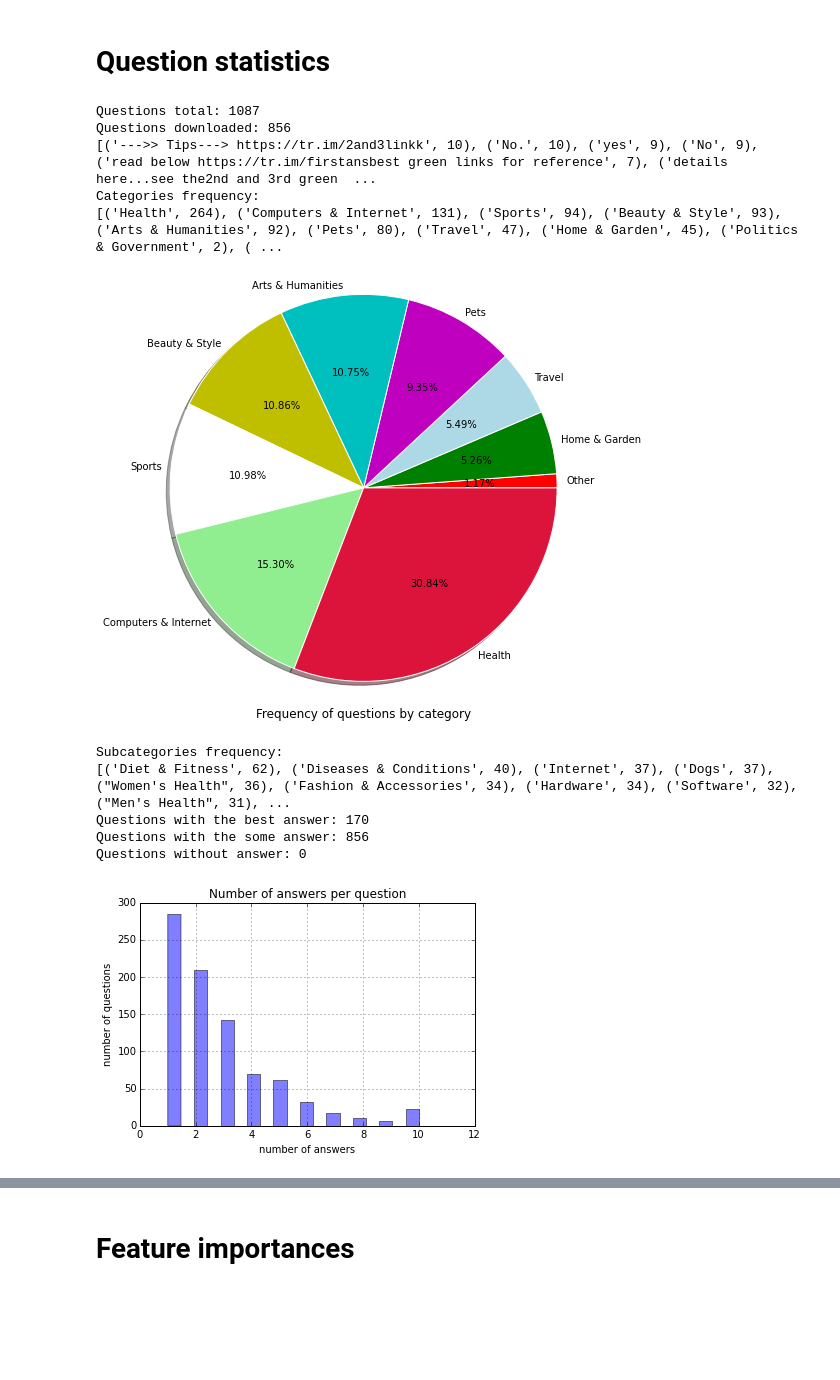
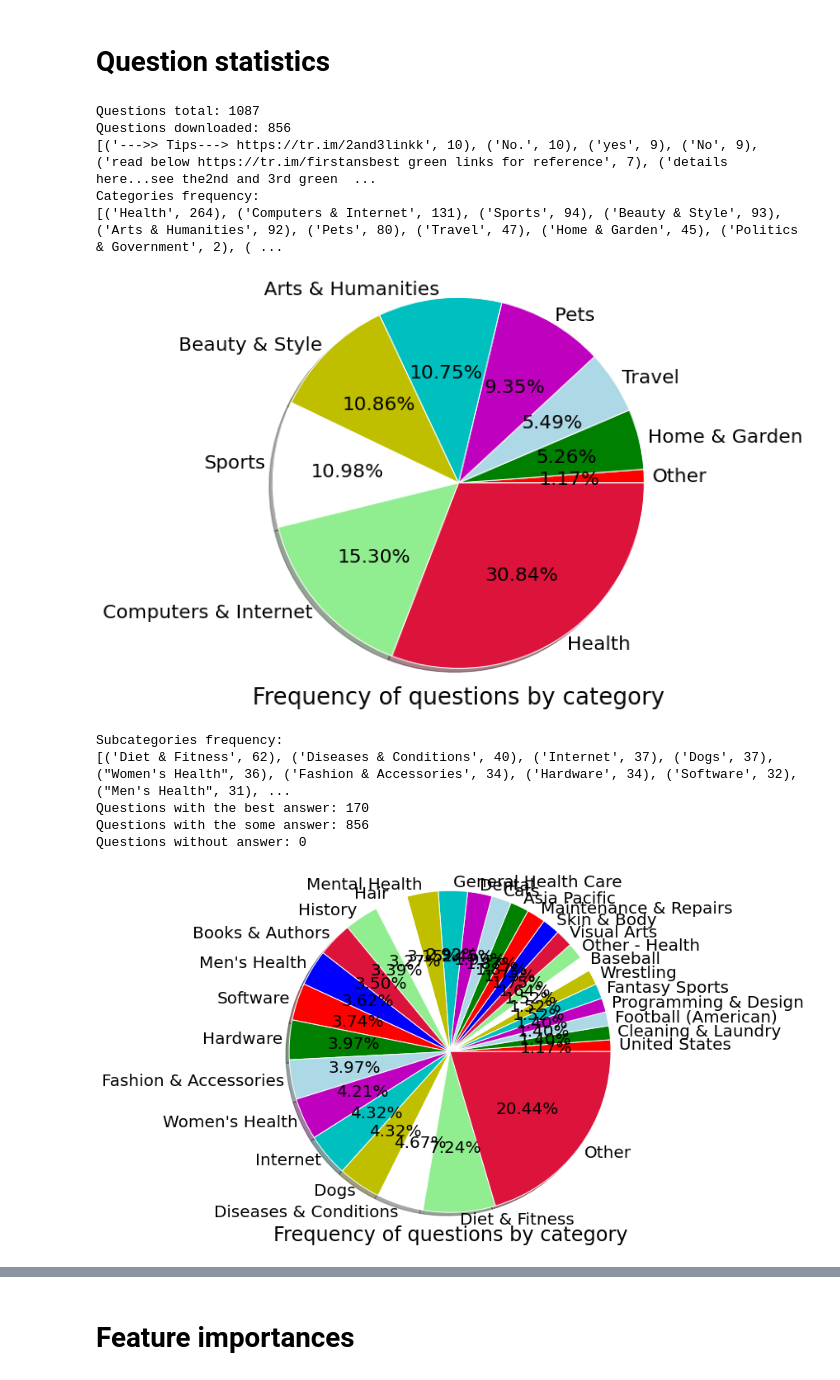
Before and after one commit to DenXX/irlab, a Jupyter notebook: code/dsavenk/liveqa/analysis/LiveQA Analysis.ipynb, the cells around one changed output, grey strips where cells are left out. Drawn from its saved outputs; the diff is of its cells as text; code cells hidden in the pictures; blank space fills up the shorter version.

```diff
--- a/code/dsavenk/liveqa/analysis/LiveQA Analysis.ipynb
+++ b/code/dsavenk/liveqa/analysis/LiveQA Analysis.ipynb
@@ -10,7 +10,7 @@ import matplotlib.pyplot as plt
 mpl.rcParams['font.size'] = 20.0
 %matplotlib inline
 
-BASE_PATH = "/home/dsavenk/Projects/octiron/"
+BASE_PATH = "/home/dsavenk/"
 LIVEQA_DATA_PATH = BASE_PATH + "data/liveqa/"
 LIVEQA_RESULTS_DATA_PATH = LIVEQA_DATA_PATH + "results_15/"
 JUDGED_RESULTS_FILE = LIVEQA_RESULTS_DATA_PATH + "emory-Out-of-mEmory"
@@ -232,37 +232,40 @@ for question in questions.itervalues():
     questions_by_subcategory[subcategory] += 1
 
 res = sorted(answers_frequency.items(), key=operator.itemgetter(1), reverse=True)
 print(res[:10])
 
 categories = sorted(questions_by_category.items(), key=operator.itemgetter(1), reverse=True)
 print("Categories frequency:\n%s" % categories)
 categories = dict(categories)
 plot_pie_chart(categories.values(), categories.keys(), remove_small=True, small_percent=0.05, angle=0, title="Frequency of questions by category")
 
 subcategories = sorted(questions_by_subcategory.items(), key=operator.itemgetter(1), reverse=True)
 print("Subcategories frequency:\n%s" % subcategories)
 print("Questions with the best answer: %d" % has_best_answer)
 print("Questions with the some answer: %d" % has_answer)
 print("Questions without answer: %d" % no_answer)
+subcategories = dict(subcategories)
+plot_pie_chart(subcategories.values(), subcategories.keys(), remove_small=True, small_percent=0.01, angle=0, title="Frequency of questions by category")
+
 
 plt.hist(answers_per_question, bins=19, color="blue", alpha=0.5)
 plt.xlabel('number of answers')
 plt.ylabel('number of questions')
 plt.title('Number of answers per question')
 plt.legend()
 plt.grid(True)
 
 plt.show()
 # %% [output]
 Questions total: 1087
 Questions downloaded: 856
 [('--->> Tips---> https://tr.im/2and3linkk', 10), ('No.', 10), ('yes', 9), ('No', 9), ('read below https://tr.im/firstansbest green links for reference', 7), ('details here...see the2nd and 3rd green  ...
 Categories frequency:
 [('Health', 264), ('Computers & Internet', 131), ('Sports', 94), ('Beauty & Style', 93), ('Arts & Humanities', 92), ('Pets', 80), ('Travel', 47), ('Home & Garden', 45), ('Politics & Government', 2), ( ...
-[figure, old version]
+[figure, new version]
 Subcategories frequency:
 [('Diet & Fitness', 62), ('Diseases & Conditions', 40), ('Internet', 37), ('Dogs', 37), ("Women's Health", 36), ('Fashion & Accessories', 34), ('Hardware', 34), ('Software', 32), ("Men's Health", 31), ...
 Questions with the best answer: 170
 Questions with the some answer: 856
 Questions without answer: 0
-[figure, old version]
+[figure, new version]
```
Also changed, not shown: parts of 3 cells of this notebook, 3 other files.
